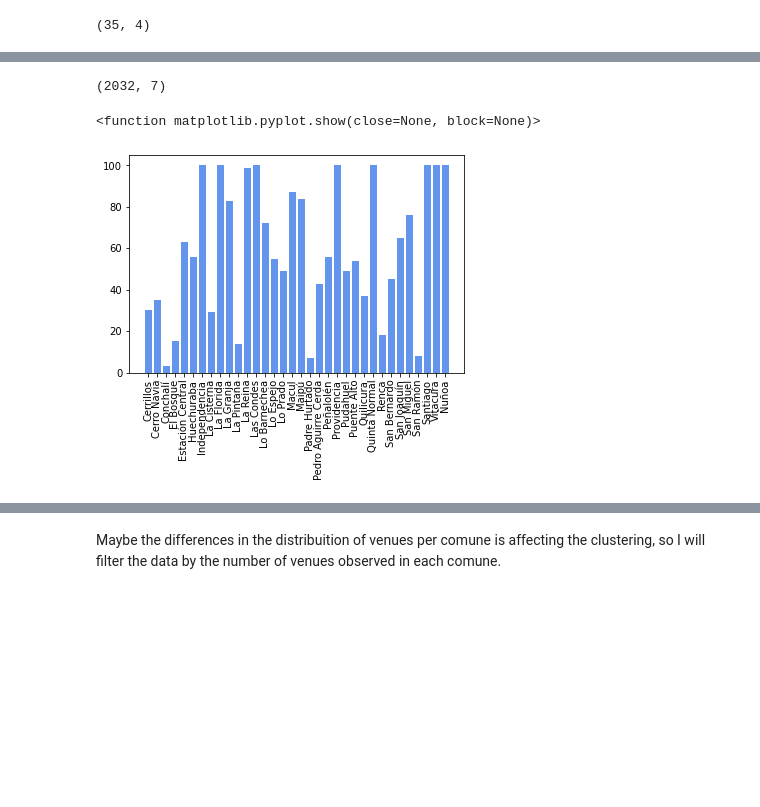
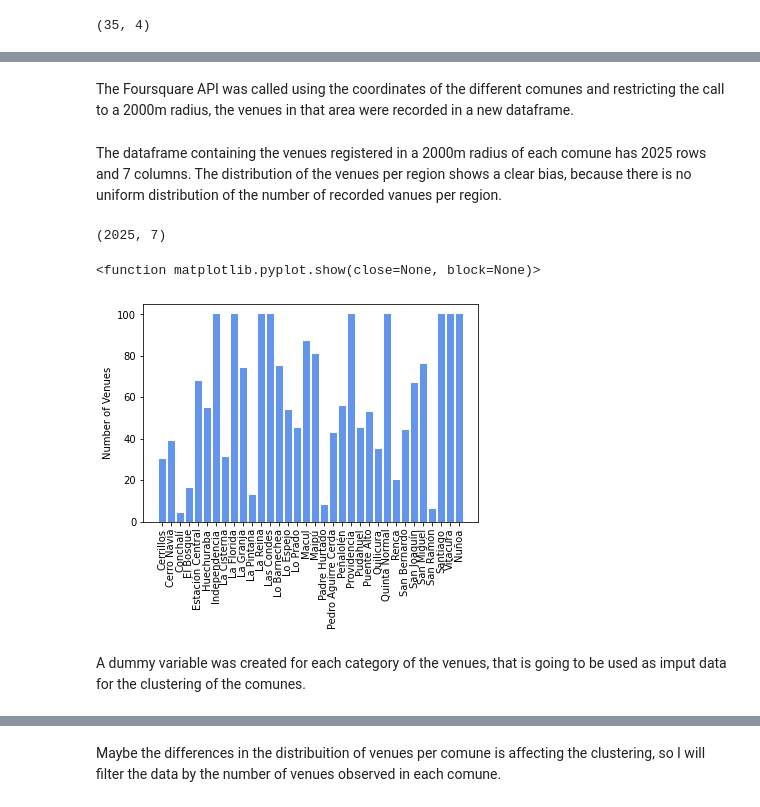
Before and after one commit to benjaminlozanow/Coursera_Capstone, a Jupyter notebook: capstone_project.ipynb, the cells around one changed output, grey strips where cells are left out. Drawn from its saved outputs; the diff is of its cells as text; code cells hidden in the pictures; blank space fills up the shorter version.

```diff
--- a/capstone_project.ipynb
+++ b/capstone_project.ipynb
@@ -137,3 +152,5 @@ map_scl
+# %% [markdown]
+The Foursquare API was called using the coordinates of the different comunes and restricting the call to a 2000m radius, the venues in that area were recorded in a new dataframe.
 # %%
 # Foursquare credentials
 CLIENT_ID = 'AWQT1QHMRZGO1NQPGIE0OTSZV0QOUYXNPJIQBUGUILLTUEPF'
@@ -183,17 +200,22 @@ def getNearbyVenues(comuna, latitudes, longitudes, radius = 2000):
 scl_venues = getNearbyVenues(comuna = scl_df['Comuna'],
                              latitudes = scl_df['Latitude'],
                              longitudes = scl_df['Longitude'])
+# %% [markdown]
+The dataframe containing the venues registered in a 2000m radius of each comune has 2025 rows and 7 columns. The distribution of the venues per region shows a clear bias, because there is no uniform distribution of the number of recorded vanues per region.
 # %%
 print(scl_venues.shape)
 plt.bar(x = scl_venues.groupby('Comuna').count().index.values,
         height = scl_venues.groupby('Comuna').count()['Comuna Latitude'].values,
         color = 'cornflowerblue')
+plt.ylabel('Number of Venues')
 plt.xticks(rotation = 90)
 plt.show
 # %% [output]
-(2032, 7)
+(2025, 7)
 <function matplotlib.pyplot.show(close=None, block=None)>
-[figure, old version]
+[figure, new version]
+# %% [markdown]
+A dummy variable was created for each category of the venues, that is going to be used as imput data for the clustering of the comunes.
 # %%
 # Generate dummy values for the category of the venues
 scl_dummy = pd.get_dummies(scl_venues[['Venue Category']], prefix="", prefix_sep="")
```
Also changed, not shown: parts of 17 cells of this notebook.
